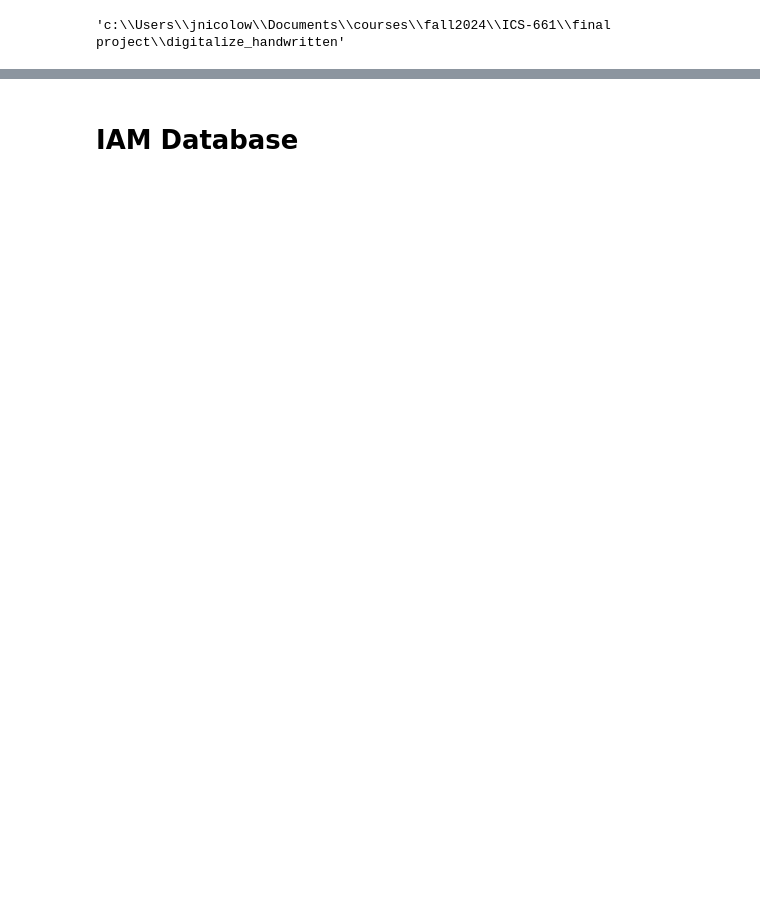
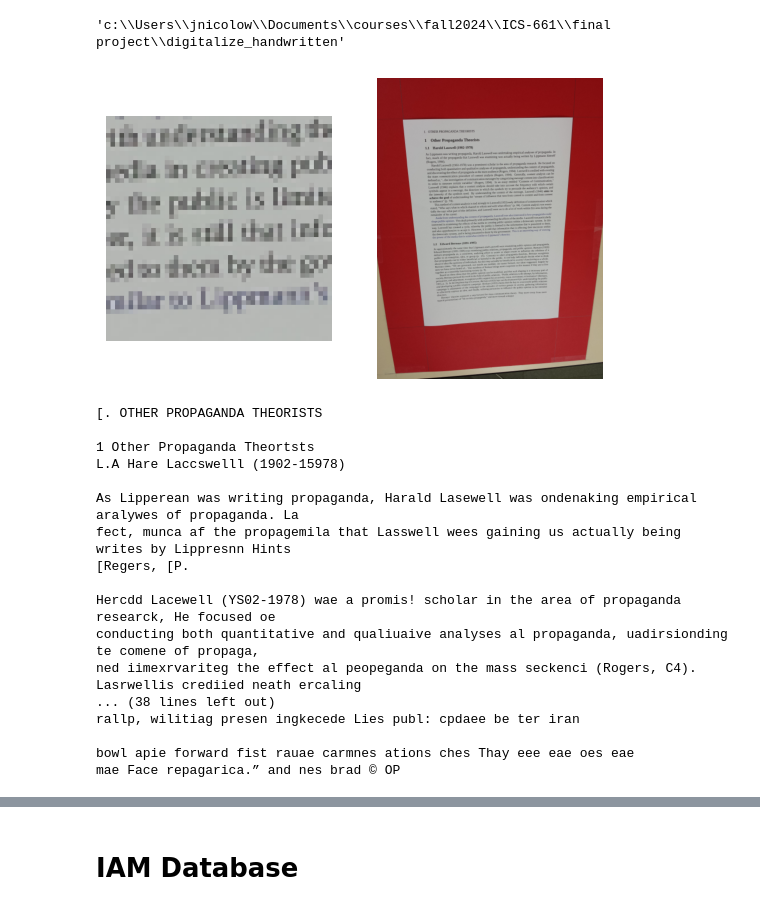
Before and after one commit to DigitizeTextPLM/digitalize_text, a Jupyter notebook: OCR_tesseract_digitize.ipynb, the cells around one changed output, grey strips where cells are left out. Drawn from its saved outputs; the diff is of its cells as text; code cells hidden in the pictures; blank space fills up the shorter version.

Commit message:
ocr for reduced resolution version of text dataset

```diff
--- a/OCR_tesseract_digitize.ipynb
+++ b/OCR_tesseract_digitize.ipynb
@@ -17,4 +21,78 @@ from PIL import Image
 # %%
-pytesseract.pytesseract.tesseract_cmd  = r'/opt/homebrew/bin/tesseract'
+pytesseract.pytesseract.tesseract_cmd  = r'C:\Users\jnicolow\AppData\Local\Programs\Tesseract-OCR\tesseract.exe'
+# %%
+def add_gaussian_noise(img:Image, mean=0, std=50) -> Image:
+    img_array = np.asarray(img, dtype=np.float32)
+    noise = np.random.normal(mean, std, img_array.shape)
+    noisy_img_array = np.clip(img_array + noise, 0, 255).astype(np.uint8)
+    return Image.fromarray(noisy_img_array)
+
+
+def drop_resolution(img, scale_factor=8):
+
+    new_width = img.width // scale_factor
+    new_height = img.height // scale_factor
+    low_res_img = img.resize((new_width, new_height), Image.Resampling.BOX)  # Downscale
+    restored_img = low_res_img.resize(img.size, Image.Resampling.NEAREST)   # Upscale
+
+    return restored_img
+
+def crop(img:Image, size=300) -> Image:
+    width, height = img.size
+    left = (width - size) // 2
+    top = (height - size) // 2
+    right = left + size
+    bottom = top + size
+
+    return img.crop((left, top, right, bottom))
+
+def get_text_SmartDoc(fn, scale_factor=None, plot=False):
+    img = Image.open(fn)
+    img = img.rotate(-90, expand=True) # the images for this datasets are all sideways
+    if not scale_factor is None:
+        img = drop_resolution(img, scale_factor=scale_factor)
+    if plot:
+        fig, axes = plt.subplots(nrows=1, ncols=2)
+        axes[0].imshow(crop(img))
+        axes[0].axis('off')
+        axes[1].imshow(img)
+        axes[1].axis('off')
+        plt.show()
+    return pytesseract.image_to_string(img)
+
+
+def save_SmartDoc_ocr(fn, save_path, scale_falctor=6, plot=False):
+    text = get_text_SmartDoc(fn, scale_factor=scale_falctor, plot=plot)
+    file_path = os.path.join(save_path, f"{os.path.basename(fn).replace('.jpg', '')}.txt")
+    with open(file_path, "w") as file:
+        file.write(text)
+
+
+save_path = r'C:\Users\jnicolow\Documents\courses\fall2024\ICS-661\final project\sampleDataset\ocr_output'
+input_path = r'C:\Users\jnicolow\Documents\courses\fall2024\ICS-661\final project\sampleDataset\input_sample'
+
+input_fns = glob(os.path.join(input_path, '*.jpg'))
+
+for input_fn in tqdm(input_fns):
+    save_SmartDoc_ocr
+# %% [output]
+[figure, added]
+[. OTHER PROPAGANDA THEORISTS
+
+1 Other Propaganda Theortsts
+L.A Hare Laccswelll (1902-15978)
+
+As Lipperean was writing propaganda, Harald Lasewell was ondenaking empirical aralywes of propaganda. La
+fect, munca af the propagemila that Lasswell wees gaining us actually being writes by Lippresnn Hints
+[Regers, [P.
+
+Hercdd Lacewell (YS02-1978) wae a promis! scholar in the area of propaganda researck, He focused oe
+conducting both quantitative and qualiuaive analyses al propaganda, uadirsionding te comene of propaga,
+ned iimexrvariteg the effect al peopeganda on the mass seckenci (Rogers, C4). Lasrwellis crediied neath ercaling
+... (38 lines left out)
+rallp, wilitiag presen ingkecede Lies publ: cpdaee be ter iran
+
+bowl apie forward fist rauae carmnes ations ches Thay eee eae oes eae
+mae Face repagarica.” and nes brad © OP
 # %%
 img = Image.open(r'C:\Users\jnicolow\Documents\courses\fall2024\ICS-661\final project\sampleDataset\input_sample\00001.jpg')  # Replace with an actual image path
```
Also changed, not shown: parts of 3 cells of this notebook.
